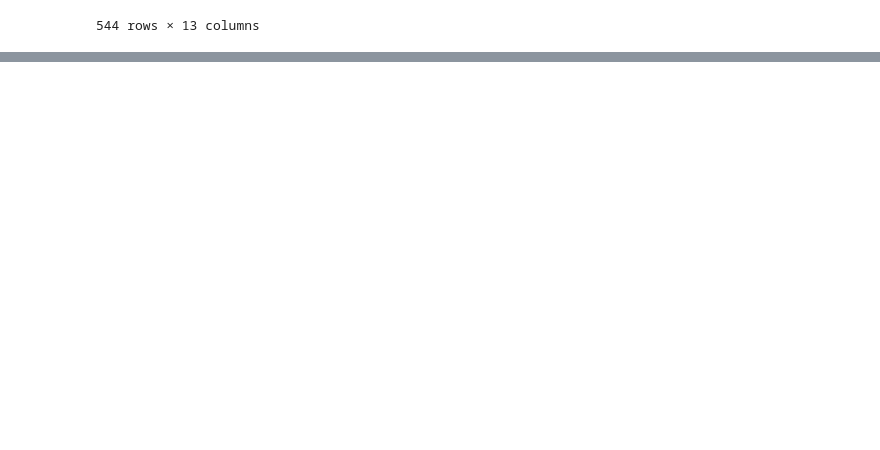
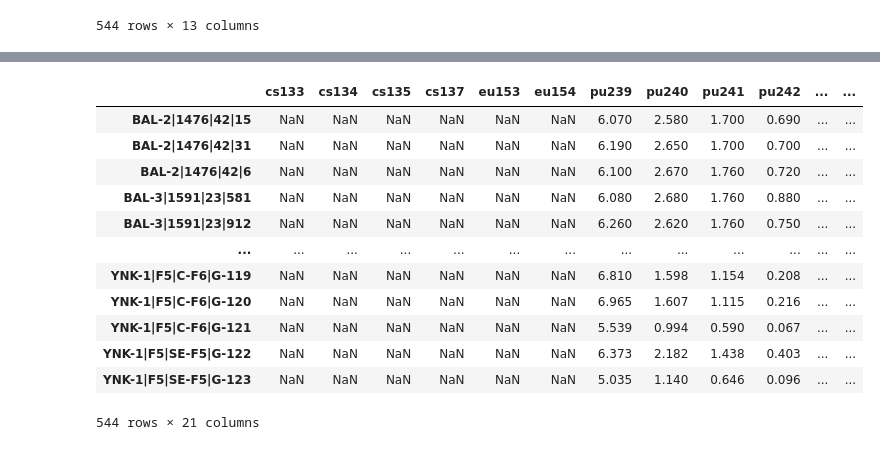
Before and after one commit to opotowsky/sfcompo, a Jupyter notebook: format_clean/format_clean.ipynb, the cells around one changed output, grey strips where cells are left out. Drawn from its saved outputs; the diff is of its cells as text; code cells hidden in the pictures; blank space fills up the shorter version.

Commit message:
have first working version of formatted sfcompo test set with set of 15 nuclides from tamu paper

```diff
--- a/format_clean/format_clean.ipynb
+++ b/format_clean/format_clean.ipynb
@@ -84,7 +84,7 @@ Name: ReactorName, Length: 9944, dtype: object
 rtypes = {'PWR' : 'pwr', 'BWR' : 'bwr', 'CANDU' : 'phwr', 'VVER-1000' : 'pwr', 'VVER-440' : 'pwr'}
 test.ReactorType.replace(rtypes, inplace=True)
 # %%
-test.rename(columns = {'OrigenReactor' : 'ReactorName'}, inplace = True)
+test.rename(columns = {'Fuel type' : 'FuelType'}, inplace = True)
 # %% [markdown]
 ### B. Changes to Burnup Units
 # %%
@@ -195,5 +157,6 @@ val_list
 # %%
-test.pivot(index='SampleRef', columns='Isotope', values='Concentration')
+features = df.pivot(index='SampleRef', columns='Isotope', values='Concentration')
+features
 # %% [output]
 | Isotope | cs133 | cs134 | cs135 | cs137 | eu153 | eu154 | pu239 | pu240 | pu241 | pu242 | sm149 | ... |
 | SampleRef |  |  |  |  |  |  |  |  |  |  |  | ... |
@@ -209,3 +172,10 @@ test.pivot(index='SampleRef', columns='Isotope', values='Concentration')
 | YNK-1|F5|SE-F5|G-122 | NaN | NaN | NaN | NaN | NaN | NaN | 6.373 | 2.182 | 1.438 | 0.403 | NaN | ... |
 | YNK-1|F5|SE-F5|G-123 | NaN | NaN | NaN | NaN | NaN | NaN | 5.035 | 1.140 | 0.646 | 0.096 | NaN | ... |
 544 rows × 13 columns
+# %%
+# tried groupby functionality, but drop_duplicates worked faster!
+to_remove = ['Isotope', 'Concentration', 'Value', 'Unit', 'Sigma', 'Uncertainty', 'UncertaintyUnit', 'Measurement']
+labels = test.drop(columns=to_remove)
+labels.drop_duplicates(labels.columns.tolist(), inplace=True)
+labels.set_index('SampleRef', inplace = True)
+labels
@@ -211,0 +213,17 @@ test.pivot(index='SampleRef', columns='Isotope', values='Concentration')
+# %%
+formatted = pd.concat([features, labels], axis=1)
+formatted
+# %% [output]
+|  | cs133 | cs134 | cs135 | cs137 | eu153 | eu154 | pu239 | pu240 | pu241 | pu242 | ... | ... |
+| BAL-2|1476|42|15 | NaN | NaN | NaN | NaN | NaN | NaN | 6.070 | 2.580 | 1.700 | 0.690 | ... | ... |
+| BAL-2|1476|42|31 | NaN | NaN | NaN | NaN | NaN | NaN | 6.190 | 2.650 | 1.700 | 0.700 | ... | ... |
+| BAL-2|1476|42|6 | NaN | NaN | NaN | NaN | NaN | NaN | 6.100 | 2.670 | 1.760 | 0.720 | ... | ... |
+| BAL-3|1591|23|581 | NaN | NaN | NaN | NaN | NaN | NaN | 6.080 | 2.680 | 1.760 | 0.880 | ... | ... |
+| BAL-3|1591|23|912 | NaN | NaN | NaN | NaN | NaN | NaN | 6.260 | 2.620 | 1.760 | 0.750 | ... | ... |
+| ... | ... | ... | ... | ... | ... | ... | ... | ... | ... | ... | ... | ... |
+| YNK-1|F5|C-F6|G-119 | NaN | NaN | NaN | NaN | NaN | NaN | 6.810 | 1.598 | 1.154 | 0.208 | ... | ... |
+| YNK-1|F5|C-F6|G-120 | NaN | NaN | NaN | NaN | NaN | NaN | 6.965 | 1.607 | 1.115 | 0.216 | ... | ... |
+| YNK-1|F5|C-F6|G-121 | NaN | NaN | NaN | NaN | NaN | NaN | 5.539 | 0.994 | 0.590 | 0.067 | ... | ... |
+| YNK-1|F5|SE-F5|G-122 | NaN | NaN | NaN | NaN | NaN | NaN | 6.373 | 2.182 | 1.438 | 0.403 | ... | ... |
+| YNK-1|F5|SE-F5|G-123 | NaN | NaN | NaN | NaN | NaN | NaN | 5.035 | 1.140 | 0.646 | 0.096 | ... | ... |
+544 rows × 21 columns
```
Also changed, not shown: parts of 10 cells of this notebook, 1 other file.
